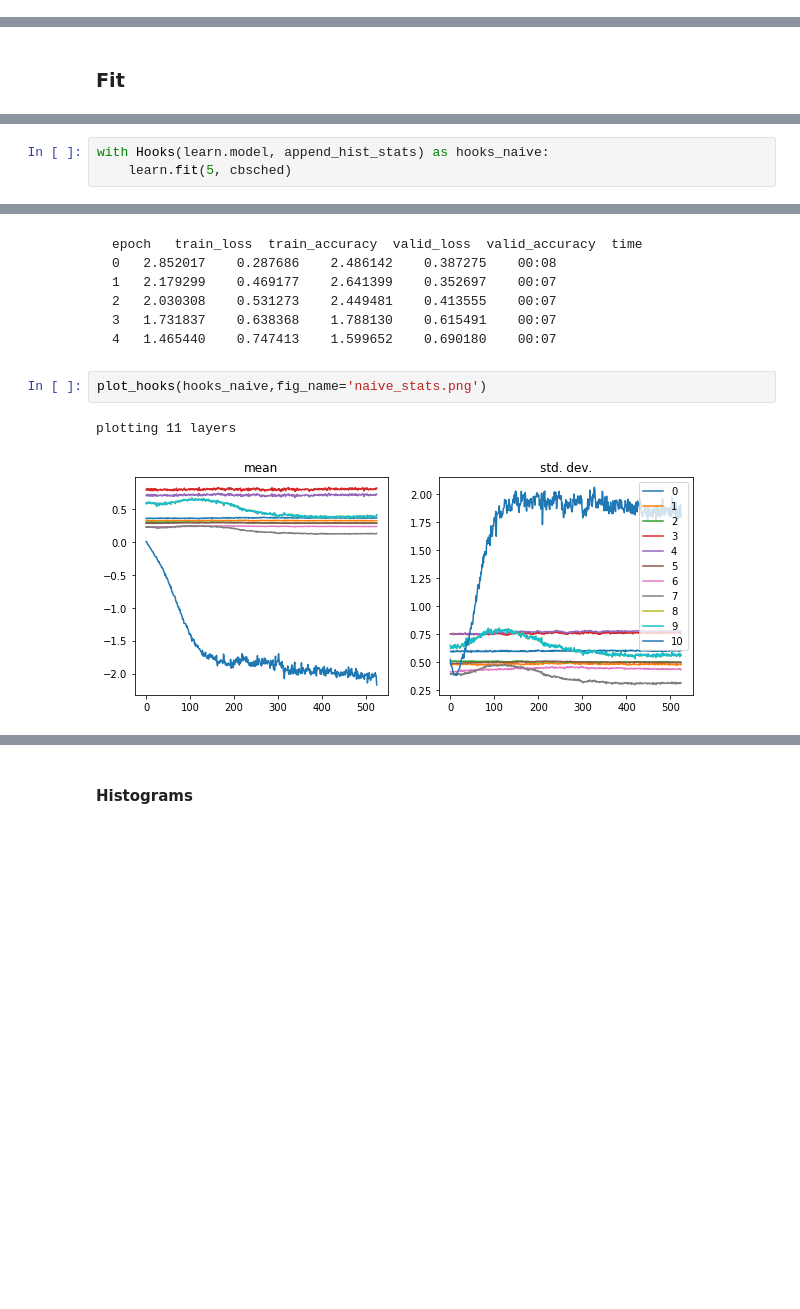
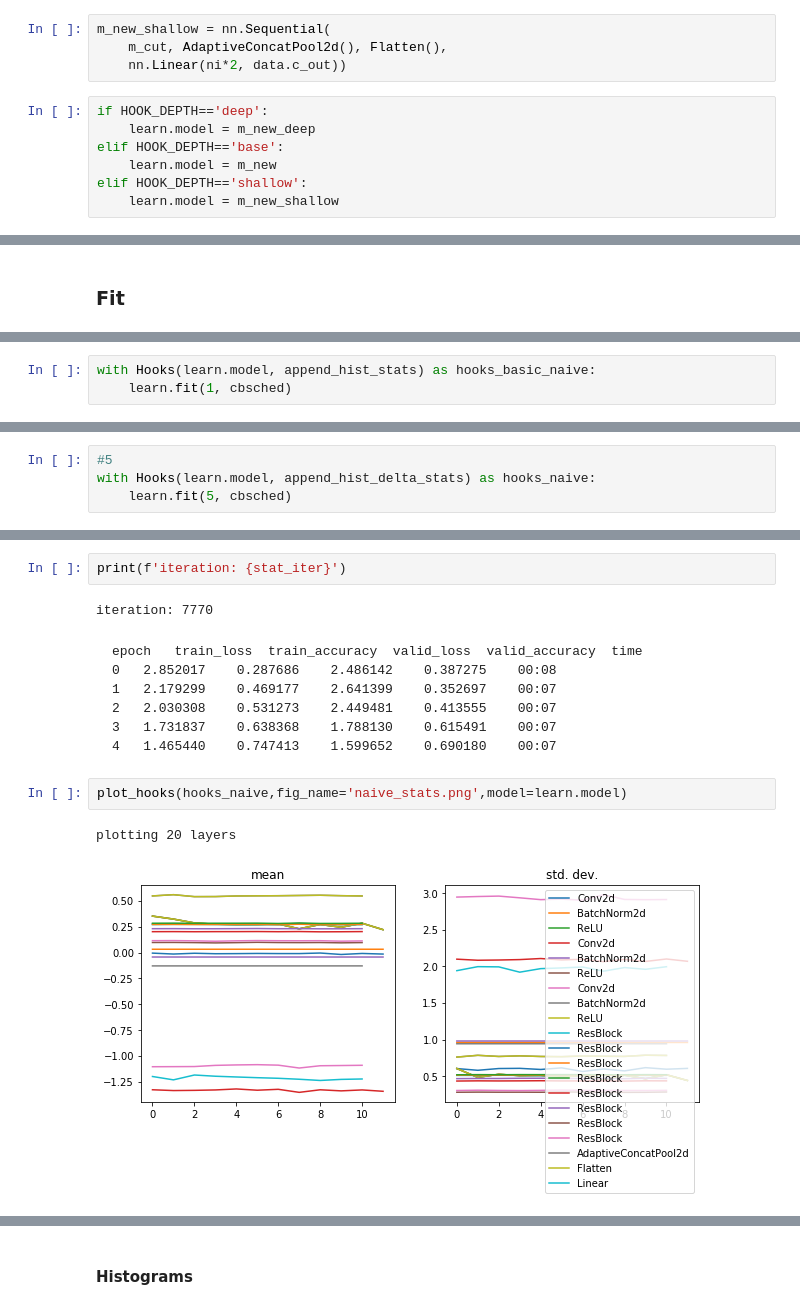
Before and after one commit to adriangrepo/fastai_2019_pt2_dev_course, a Jupyter notebook: dl2/11a_l12_transfer_learning.ipynb, the cells around one changed output, grey strips where cells are left out. Saved outputs shown, nothing was run; the diff lists cells and outputs as text; blank space fills up the shorter version.

```diff
--- a/dl2/11a_l12_transfer_learning.ipynb
+++ b/dl2/11a_l12_transfer_learning.ipynb
@@ -468,0 +642,11 @@ i: 10, model part: Linear(in_features=1024, out_features=37, bias=True)
+# %%
+m_new_shallow = nn.Sequential(
+    m_cut, AdaptiveConcatPool2d(), Flatten(),
+    nn.Linear(ni*2, data.c_out))
+# %%
+if HOOK_DEPTH=='deep':
+    learn.model = m_new_deep
+elif HOOK_DEPTH=='base':
+    learn.model = m_new
+elif HOOK_DEPTH=='shallow':
+    learn.model = m_new_shallow
@@ -471,3 +689,3 @@ i: 10, model part: Linear(in_features=1024, out_features=37, bias=True)
 # %%
-with Hooks(learn.model, append_hist_stats) as hooks_naive:
-    learn.fit(5, cbsched)
+with Hooks(learn.model, append_hist_stats) as hooks_basic_naive:
+    learn.fit(1, cbsched)
@@ -480,0 +694,4 @@ with Hooks(learn.model, append_hist_stats) as hooks_naive:
+# %%
+#5
+with Hooks(learn.model, append_hist_delta_stats) as hooks_naive:
+    learn.fit(5, cbsched)
@@ -481,3 +718,7 @@ with Hooks(learn.model, append_hist_stats) as hooks_naive:
+# %%
+print(f'iteration: {stat_iter}')
+# %% [output]
+iteration: 7770
 # %% [markdown]
 <pre>
 epoch 	train_loss 	train_accuracy 	valid_loss 	valid_accuracy 	time
@@ -488,7 +729,7 @@ epoch 	train_loss 	train_accuracy 	valid_loss 	valid_accuracy 	time
 4 	1.465440 	0.747413 	1.599652 	0.690180 	00:07
 </pre>
 # %%
-plot_hooks(hooks_naive,fig_name='naive_stats.png')
+plot_hooks(hooks_naive,fig_name='naive_stats.png',model=learn.model)
 # %% [output]
-plotting 11 layers
+plotting 20 layers
-[figure, old version]
+[figure, new version]
```
Also changed, not shown: parts of 81 cells of this notebook, 3 other files.
